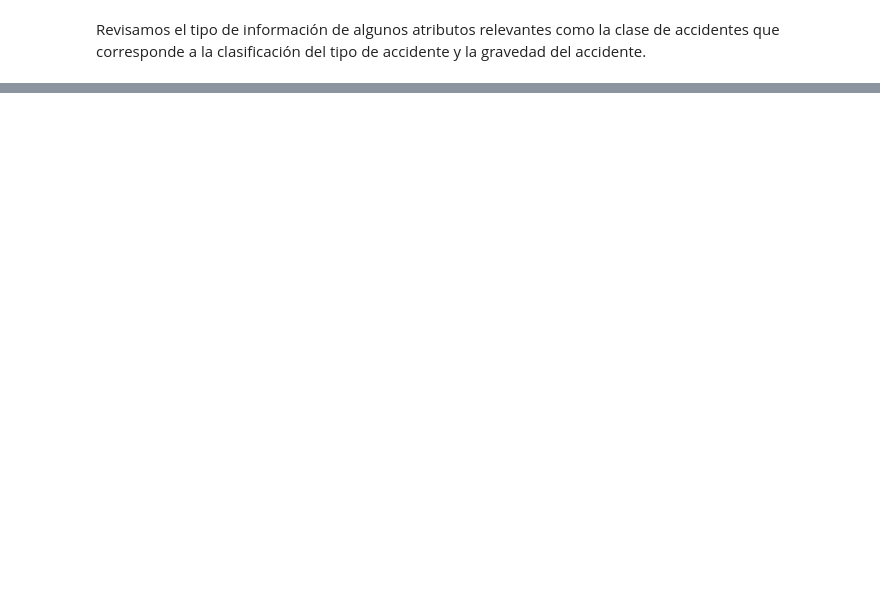
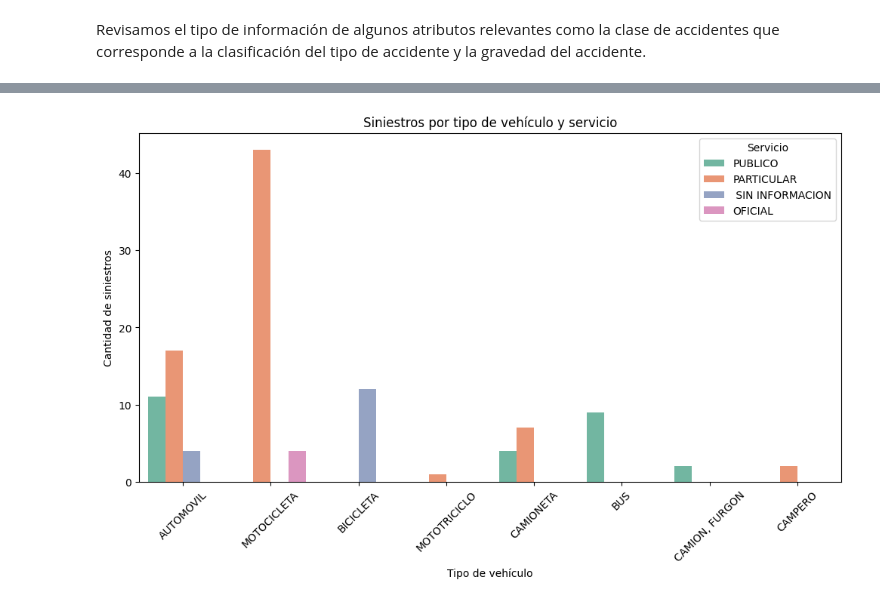
Before and after one commit to bermudez05/Siniestralidad_Bogota_BD, a Jupyter notebook: Entregable.ipynb, the cells around one changed output, grey strips where cells are left out. Drawn from its saved outputs; the diff is of its cells as text; code cells hidden in the pictures; blank space fills up the shorter version.

```diff
--- a/Entregable.ipynb
+++ b/Entregable.ipynb
@@ -600,0 +602,5 @@ Name: count, dtype: int64
+# %%
+# Unimos los datasets de vehiculo y accidentes para ver la correspondencia entre ellos y tener mas precisión
+df_merged = pd.merge(accidentes_data,vehiculo_data, on='FORMULARIO', how='inner')  # 'inner' para conservar solo las filas con FORMULARIO en común
+
+df_merged.info()
@@ -600,0 +625,12 @@ Name: count, dtype: int64
+# %%
+# Gráfica de barras agrupadas
+plt.figure(figsize=(12, 6))
+sb.countplot(data=df_merged, x='CLASE', hue='SERVICIO', palette='Set2')
+plt.title('Siniestros por tipo de vehículo y servicio')
+plt.xlabel('Tipo de vehículo')
+plt.ylabel('Cantidad de siniestros')
+plt.xticks(rotation=45)
+plt.legend(title='Servicio')
+plt.show()
+# %% [output]
+[figure, added]
```
Also changed, not shown: parts of 24 cells of this notebook.
